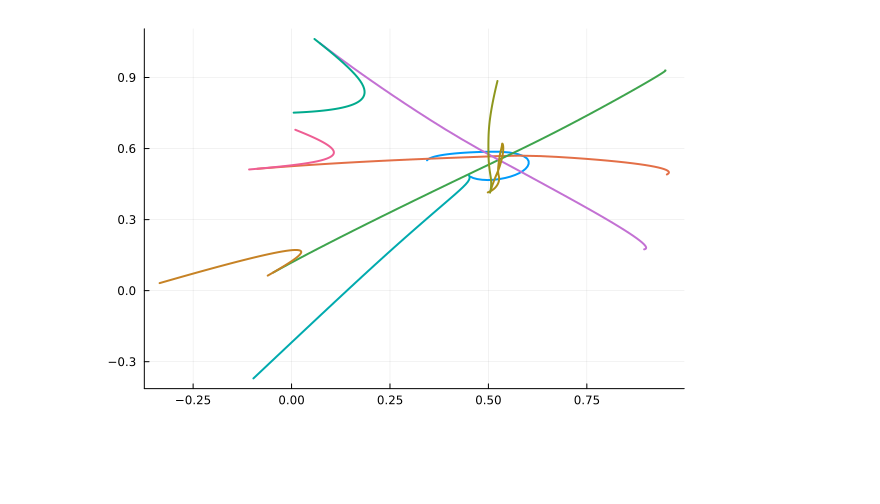
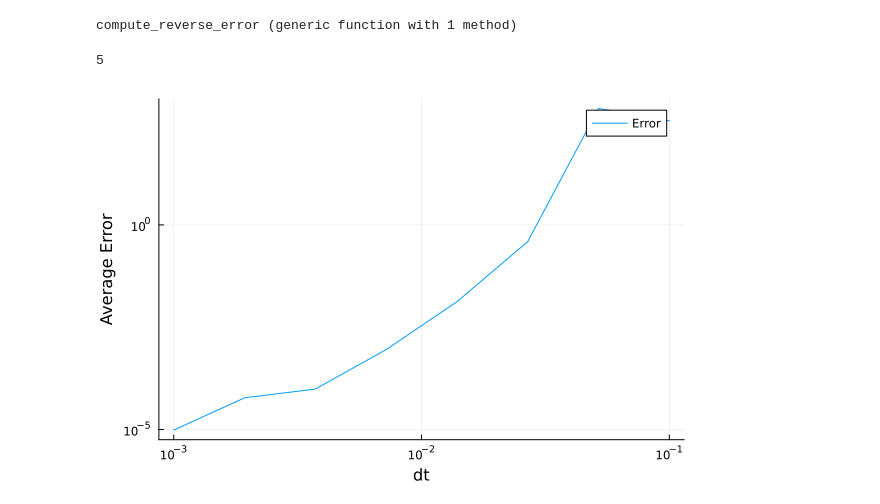
Before and after one commit to andrinr/IC-prediction, a Jupyter notebook: experiments/invert_function.ipynb, the cells around one changed output. Saved outputs shown, nothing was run; the diff lists cells and outputs as text; code cells hidden in the pictures; blank space fills up the shorter version.

Commit message:
dt correlates with error

```diff
--- a/experiments/invert_function.ipynb
+++ b/experiments/invert_function.ipynb
@@ -39,33 +62,55 @@ euler (generic function with 1 method)
 # %%
-n_particles = 100
-n_steps = 400
-n_dims = 3
-dt = 0.0004
 
-particles = Particles(n_particles, rand(n_dims, n_particles), rand(n_dims, n_particles))
+function compute_reverse_error(
+    n_particles::Int, n_steps::Int, n_dims::Int, dt::Float64    ) :: Float64
 
-particles_fwd = zeros(n_dims, n_particles, n_steps)
-particles_bwd = zeros(n_dims, n_particles, n_steps)
+    particles = Particles(n_particles, rand(n_dims, n_particles).-0.5, rand(n_dims, n_particles).-0.5)
 
-# do the forward simulation
-for i in 1:n_steps
-    euler(particles, dt, 1)
-    particles_fwd[:, :, i] = particles.pos
+    particles_fwd = zeros(n_dims, n_particles, n_steps)
+    particles_bwd = zeros(n_dims, n_particles, n_steps)
+
+    # do the forward simulation
+    for i in 1:n_steps
+        kdk(particles, dt)
+        particles_fwd[:, :, i] = particles.pos
+    end
+
+    # do the backward simulation
+    particles_bwd[:, :, 1] = particles.pos
+    for i in 1:n_steps-1
+        rev_kdk(particles, dt)
+        particles_bwd[:, :, i+1] = particles.pos
+    end
+
+    # compute the error
+    error = sum((particles_fwd[:, :, end] .- particles_bwd[:, :, end]).^2) / (n_particles)
+
+    return error
+
 end
-
-# do the backward simulation
-# invert the velocity
-particles.vel = -particles.vel
-for i in 1:n_steps
-    euler(particles, dt, -1)
-    particles_bwd[:, :, i] = particles.pos
-end
+# %% [output]
+compute_reverse_error (generic function with 1 method)
-# %%
-num_plots = 5
-stride = 10
-# plot a 2d projection of the particle trajectories
-plot(transpose(particles_fwd[1, 1:num_plots, 1:stride:end]), transpose(particles_fwd[2, 1:num_plots, 1:stride:end]), lw=2, legend=false)
-# add the backward trajectories
-plot!(transpose(particles_bwd[1, 1:num_plots, 1:stride:end]), transpose(particles_bwd[2, 1:num_plots, 1:stride:end]), lw=2, legend=false)
-# %% [output]
-[figure, removed]
+# %%
+n_measures = 8
+n_shots = 5
+# %% [output]
+5
+# %%
+# lets see if the error increases with higher dt
+
+errors = zeros(n_measures)
+# log scale range of dts
+dts = 10.0.^(range(-3,stop=-1,length=n_measures))
+
+for i in 1:n_measures
+    for j in 1:shots
+        errors[i] += compute_reverse_error(200, 100, 3, dts[i])
+    end
+    errors ./= shots
+end
+
+plot(dts, errors, xaxis=:log, yaxis=:log, label="Error", xlabel="dt", ylabel="Average Error")
+# store the plot
+# savefig("reverse_error.png")
+# %% [output]
+[figure, added]
```
Also changed, not shown: parts of 5 cells of this notebook, 1 other file.
